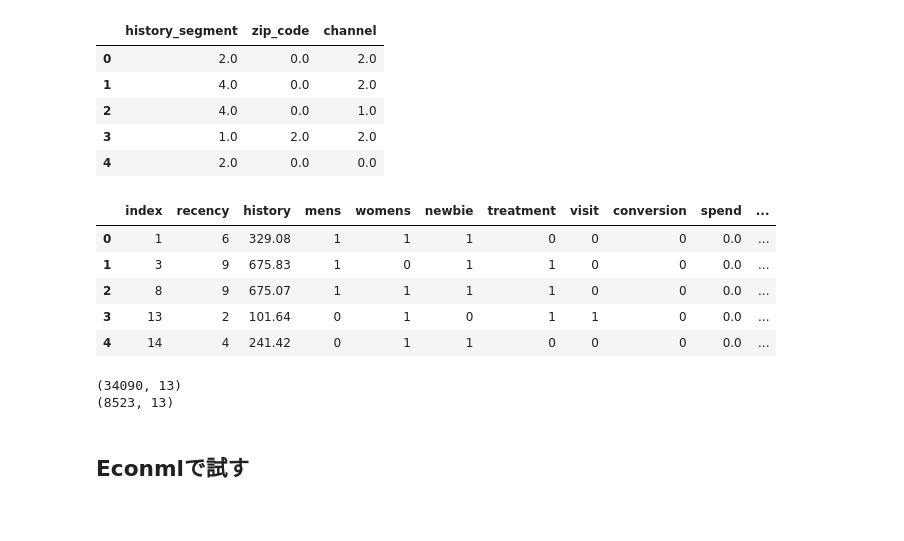
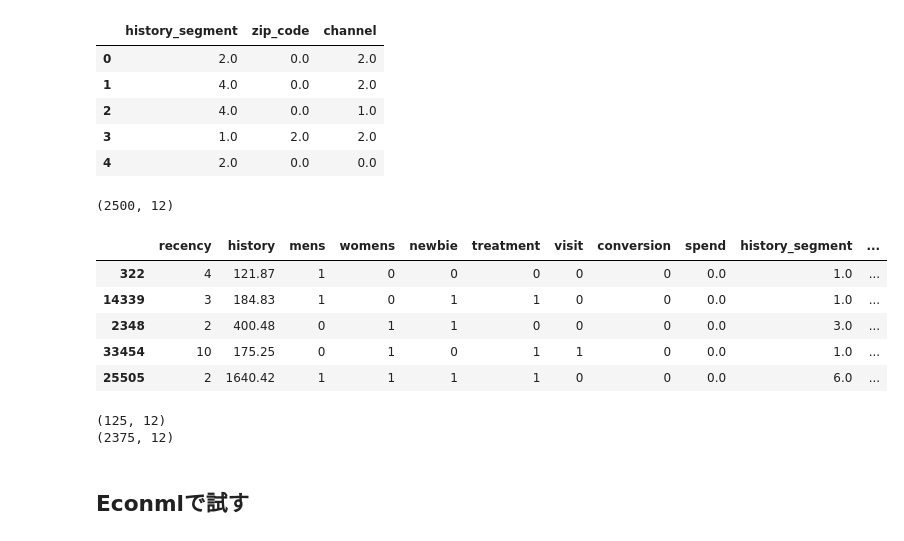
Before and after one commit to ryotoitoi/econome_ml_demo, a Jupyter notebook: notebook/mail_demo/mail_econml_2500.ipynb, the cells around one changed output. Saved outputs shown, nothing was run; the diff lists cells and outputs as text; code cells hidden in the pictures.

```diff
--- a/notebook/mail_econml.ipynb
+++ b/notebook/mail_demo/mail_econml_2500.ipynb
@@ -7,7 +18,8 @@ import plotly.graph_objects as go
 ESサイトのユーザーに対して**RCT**を適用したメールマーケティングを行ったデータ。
 # %%
 # データのロード
-mail = pd.read_csv('../data/E-MailAnalytics.csv')
+base_path = "/Users/ryoto/workspace/hit-u/zemi/econml_demo/data"
+mail = pd.read_csv(os.path.join(base_path,'E-MailAnalytics.csv'))
 print(mail.shape)
 mail.head()
 # %% [output]
@@ -113,24 +124,26 @@ encoded_df.head()
 # %%
 mail_df_use = mail_df[
     ['recency', 'history', 'mens', 'womens', 'newbie', 'treatment', 'visit', 'conversion', 'spend']
     ]
-demo_df = pd.concat([mail_df_use.reset_index(), encoded_df], axis = 1)
+demo_df = pd.concat([mail_df_use.reset_index(), encoded_df], axis = 1).drop(columns = "index").sample(2500)
+print(demo_df.shape)
 demo_df.head()
 # %% [output]
+(2500, 12)
-|  | index | recency | history | mens | womens | newbie | treatment | visit | conversion | spend | ... |
-| 0 | 1 | 6 | 329.08 | 1 | 1 | 1 | 0 | 0 | 0 | 0.0 | ... |
-| 1 | 3 | 9 | 675.83 | 1 | 0 | 1 | 1 | 0 | 0 | 0.0 | ... |
-| 2 | 8 | 9 | 675.07 | 1 | 1 | 1 | 1 | 0 | 0 | 0.0 | ... |
-| 3 | 13 | 2 | 101.64 | 0 | 1 | 0 | 1 | 1 | 0 | 0.0 | ... |
-| 4 | 14 | 4 | 241.42 | 0 | 1 | 1 | 0 | 0 | 0 | 0.0 | ... |
+|  | recency | history | mens | womens | newbie | treatment | visit | conversion | spend | history_segment | ... |
+| 322 | 4 | 121.87 | 1 | 0 | 0 | 0 | 0 | 0 | 0.0 | 1.0 | ... |
+| 14339 | 3 | 184.83 | 1 | 0 | 1 | 1 | 0 | 0 | 0.0 | 1.0 | ... |
+| 2348 | 2 | 400.48 | 0 | 1 | 1 | 0 | 0 | 0 | 0.0 | 3.0 | ... |
+| 33454 | 10 | 175.25 | 0 | 1 | 0 | 1 | 1 | 0 | 0.0 | 1.0 | ... |
+| 25505 | 2 | 1640.42 | 1 | 1 | 1 | 1 | 0 | 0 | 0.0 | 6.0 | ... |
 # %%
 from sklearn.model_selection import train_test_split
-train_df, val_df = train_test_split(demo_df, test_size= 0.2)
+train_df, val_df = train_test_split(demo_df, test_size= 0.95,random_state=SEED)
 print(train_df.shape)
 print(val_df.shape)
 # %% [output]
-(34090, 13)
-(8523, 13)
+(125, 12)
+(2375, 12)
 # %% [markdown]
 ## Econmlで試す
 # %%
```
Also changed, not shown: parts of 10 cells of this notebook, 2 other files.
